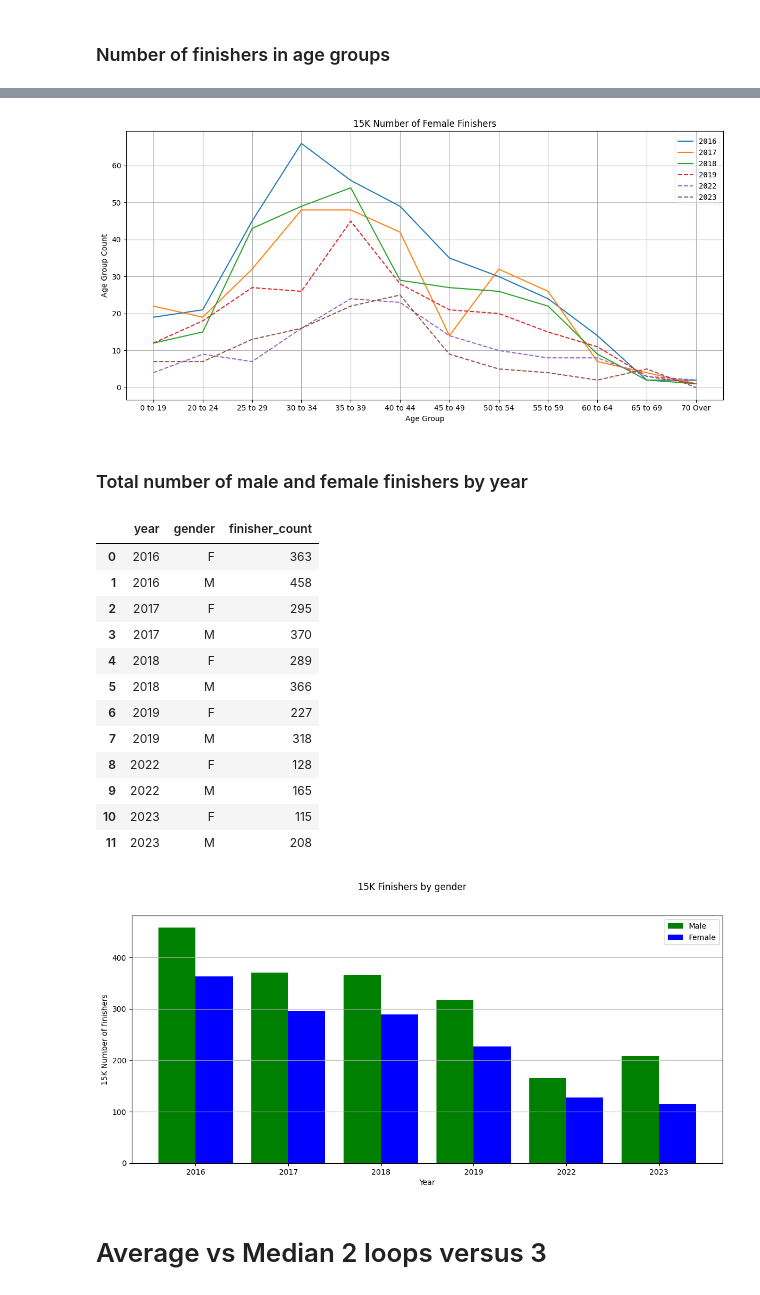
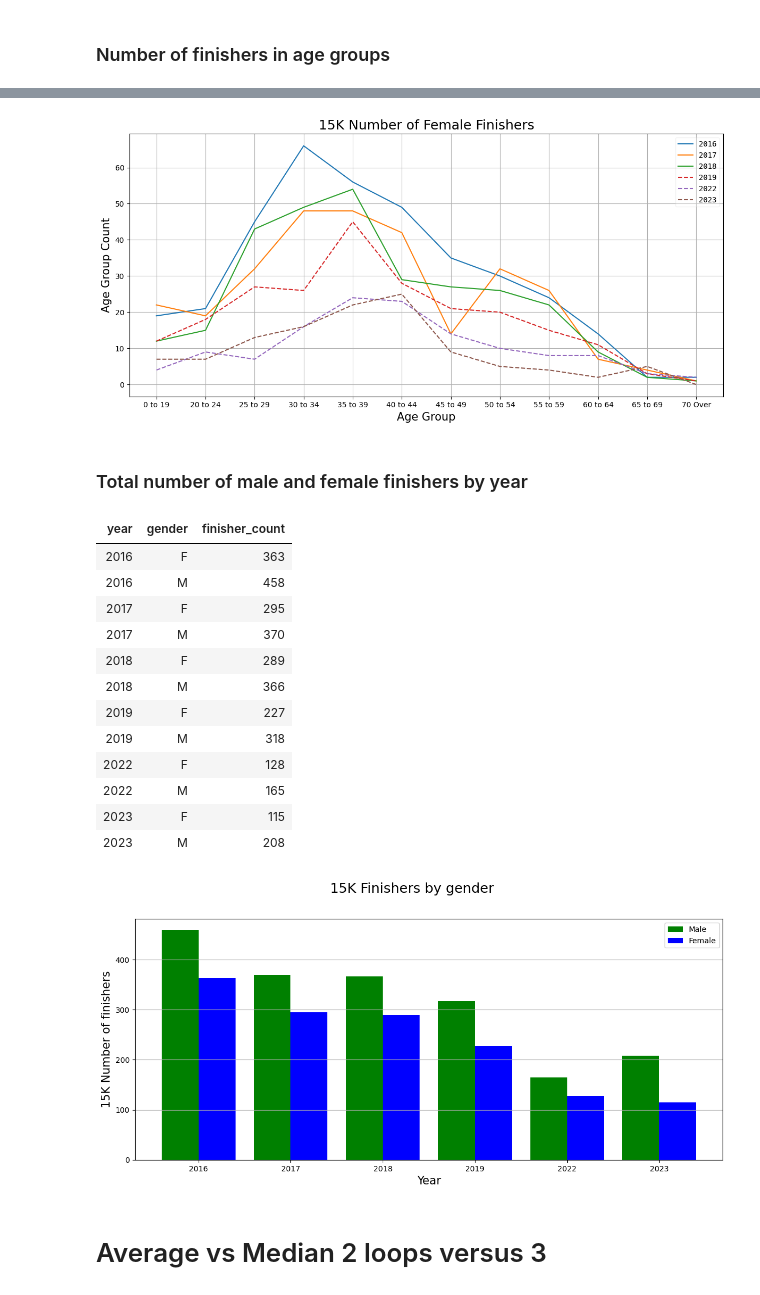
Before and after one commit to mbromberek/race_finisher_analyze, a Jupyter notebook: Steamboat_Dist_analyze.ipynb, the cells around one changed output, grey strips where cells are left out. Saved outputs shown, nothing was run; the diff lists cells and outputs as text; code cells hidden in the pictures.

Commit message:
Change size of labels for charts
Made size configurable

```diff
--- a/Steamboat_Dist_analyze.ipynb
+++ b/Steamboat_Dist_analyze.ipynb
@@ -76,6 +76,8 @@ stat_dict = {
     ,'median':{'time_chart_field':'median_time_minute','pace_chart_field':'median_pace_minute'\
                ,'value':'Median','id':'median'}
 }
+xy_label_font_size = 15
+title_font_size = 18
 save_charts = False
 # %%
 # Filters read in race results to only ones for specified distance
@@ -831,62 +844,64 @@ plots = plt.plot(*plot_lines)
 plt.legend(plots, (year_list), loc='best',
            framealpha=0.25, prop={'size':'medium', 'family':'monospace'})
 plt.gcf().set_size_inches(12,6)
-plt.title(race_dist+' Number of Female Finishers')
-plt.xlabel('Age Group')
-plt.ylabel('Age Group Count')
+title = race_dist+' Number of Female Finishers'
+plt.title(title, fontsize=title_font_size)
+plt.xlabel('Age Group', fontsize=xy_label_font_size)
+plt.ylabel('Age Group Count', fontsize=xy_label_font_size)
 plt.grid(True)
 plt.tight_layout()
 if save_charts:
-    plt.savefig(os.path.join(chart_dir, race_dist+'_Count_female_finishers_5yr_age_goups.png'), dpi=200)
+    plt.savefig(os.path.join(chart_dir, title + '.png'), dpi=200)
 # %% [output]
-[figure, old version]
+[figure, new version]
 # %% [markdown]
 ### Total number of male and female finishers by year
 # %%
 gender_ct = race_results.groupby(['year','gender']).agg(finisher_count=('age', 'count'))\
     .unstack(fill_value=0).stack().reset_index()
 # %%
-display(gender_ct)
+HTML(gender_ct.to_html(index=False))
 # %% [output]
-|  | year | gender | finisher_count |
-| 0 | 2016 | F | 363 |
-| 1 | 2016 | M | 458 |
-| 2 | 2017 | F | 295 |
-| 3 | 2017 | M | 370 |
-| 4 | 2018 | F | 289 |
-| 5 | 2018 | M | 366 |
-| 6 | 2019 | F | 227 |
-| 7 | 2019 | M | 318 |
-| 8 | 2022 | F | 128 |
-| 9 | 2022 | M | 165 |
-| 10 | 2023 | F | 115 |
-| 11 | 2023 | M | 208 |
+| year | gender | finisher_count |
+| 2016 | F | 363 |
+| 2016 | M | 458 |
+| 2017 | F | 295 |
+| 2017 | M | 370 |
+| 2018 | F | 289 |
+| 2018 | M | 366 |
+| 2019 | F | 227 |
+| 2019 | M | 318 |
+| 2022 | F | 128 |
+| 2022 | M | 165 |
+| 2023 | F | 115 |
+| 2023 | M | 208 |
 # %%
 labels = gender_ct['year'].unique()
 men_ct_data = gender_ct[gender_ct['gender']=='M']['finisher_count']
 women_ct_data = gender_ct[gender_ct['gender']=='F']['finisher_count']
 
 fig, ax = plt.subplots(figsize=(12,6))
 bar_width=0.4
 xlocs = np.arange(len(labels))
 
 ax.bar(xlocs -bar_width*0.5, men_ct_data, bar_width, color='green', label='Male')
 ax.bar(xlocs +bar_width*0.5, women_ct_data, bar_width, color='blue', label='Female')
 
 ax.set_yticks(range(0, gender_ct['finisher_count'].max()+10, 100))
 
 ax.set_xticks(ticks=range(len(men_ct_data)))
 ax.set_xticklabels(labels)
 ax.yaxis.grid(True)
 ax.legend(loc='best')
-ax.set_ylabel(race_dist+' Number of finishers')
-ax.set_xlabel('Year')
-fig.suptitle(race_dist+' Finishers by gender')
+title = race_dist+' Finishers by gender'
+ax.set_ylabel(race_dist+' Number of finishers', fontsize=xy_label_font_size)
+ax.set_xlabel('Year', fontsize=xy_label_font_size)
+fig.suptitle(title, fontsize=title_font_size)
 fig.tight_layout(pad=2)
 if save_charts:
     fig.savefig(os.path.join(chart_dir, race_dist+'_Finisher_count_by_gender.png'), dpi=200)
 # %% [output]
-[figure, old version]
+[figure, new version]
 # %% [markdown]
 # Average vs Median 2 loops versus 3
 # %%
```
Also changed, not shown: parts of 17 cells of this notebook.
